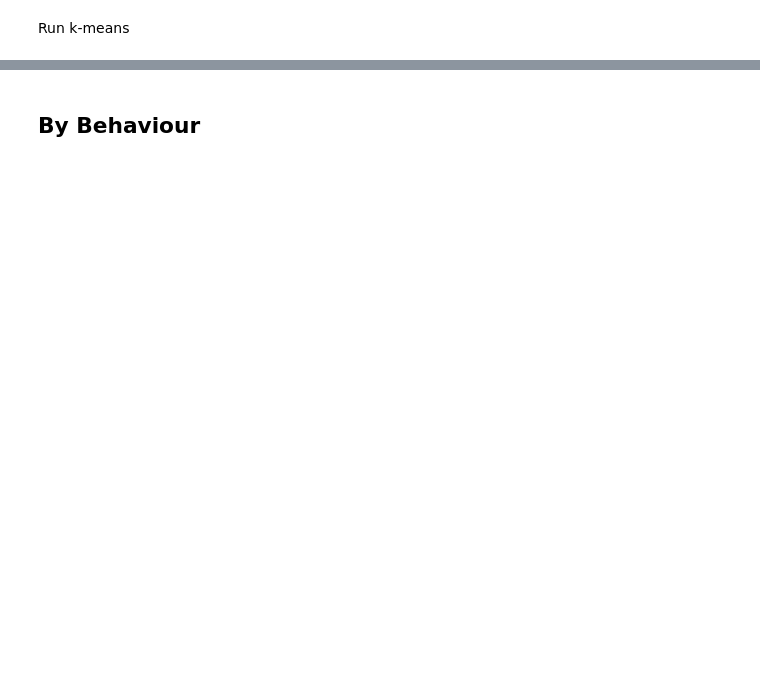
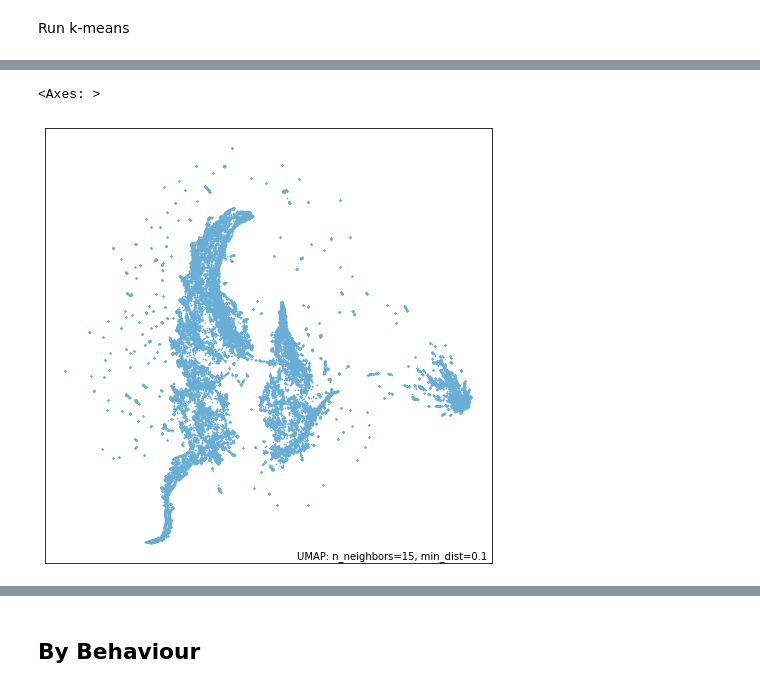
Before and after one commit to cameronstackhouse/exploring-the-design-space-of-artificial-life, a Jupyter notebook: results.ipynb, the cells around one changed output, grey strips where cells are left out. Cells and saved outputs as stored; diff of their text form; code cells hidden in the pictures; blank space fills up the shorter version.

```diff
--- a/results.ipynb
+++ b/results.ipynb
@@ -182,0 +226,5 @@ Hierarchical
+# %%
+umap.plot.points(mapper)
+# %% [output]
+<Axes: >
+[figure, added]
```
Also changed, not shown: parts of 29 cells of this notebook.
